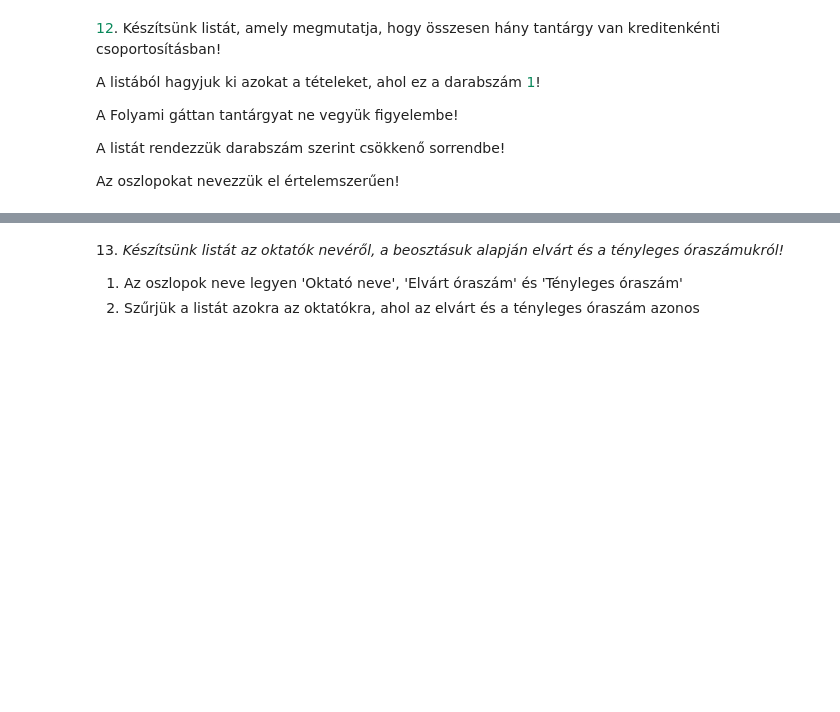
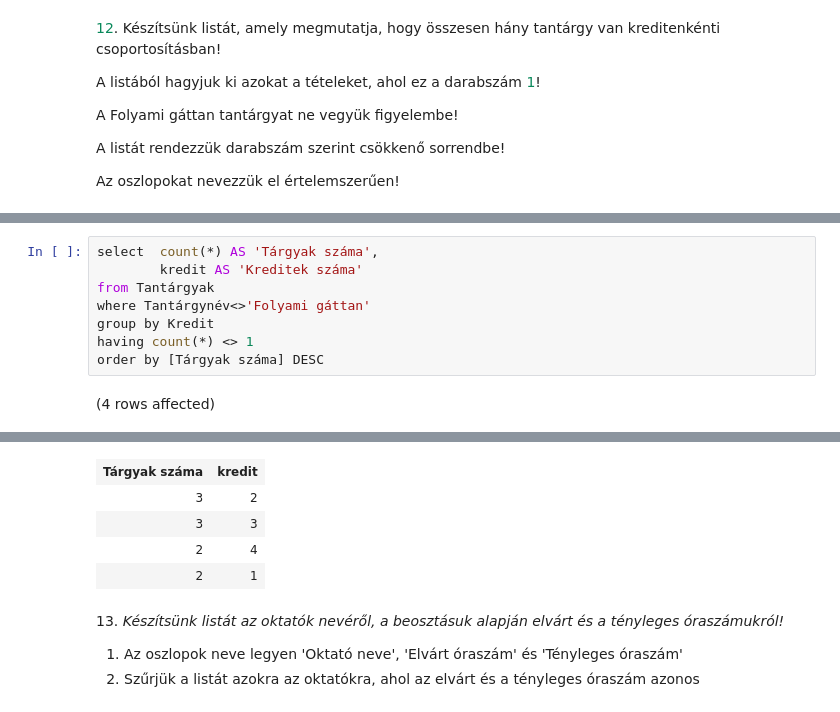
Before and after one commit to telekboldi2/sql.uni-corvinus, a Jupyter notebook: gyakorlat03_feladatok.ipynb, the cells around one changed output, grey strips where cells are left out. Saved outputs shown, nothing was run; the diff lists cells and outputs as text; blank space fills up the shorter version.

```diff
--- a/gyakorlat03_feladatok.ipynb
+++ b/gyakorlat03_feladatok.ipynb
@@ -203,0 +182,10 @@ Total execution time: 00:00:00.013
+# %%
+select  count(*) AS 'Tárgyak száma',
+        kredit AS 'Kreditek száma'
+from Tantárgyak
+where Tantárgynév<>'Folyami gáttan'
+group by Kredit
+having count(*) <> 1
+order by [Tárgyak száma] DESC
+# %% [output]
+(4 rows affected)
@@ -204,3 +193,8 @@ Total execution time: 00:00:00.013
+| Tárgyak száma | kredit |
+| 3 | 2 |
+| 3 | 3 |
+| 2 | 4 |
+| 2 | 1 |
 # %% [markdown]
 13. _Készítsünk listát az oktatók nevéről, a beosztásuk alapján elvárt és a tényleges óraszámukról!_
 
```
Also changed, not shown: parts of 3 cells of this notebook.
